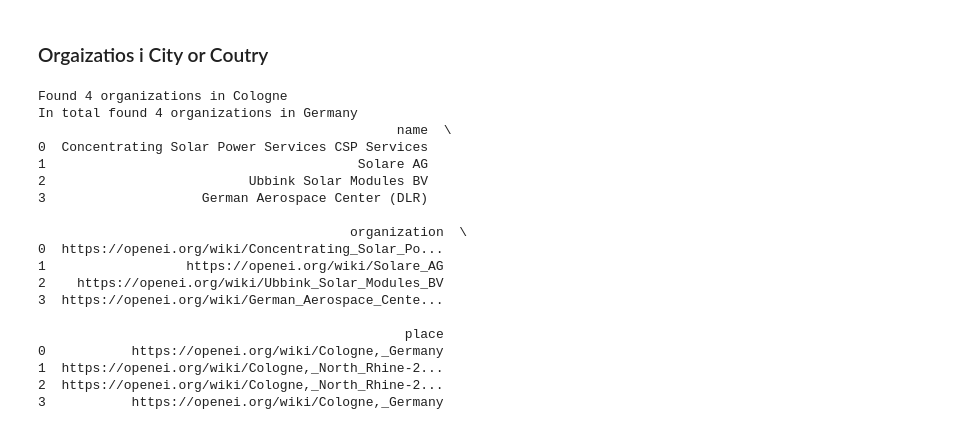
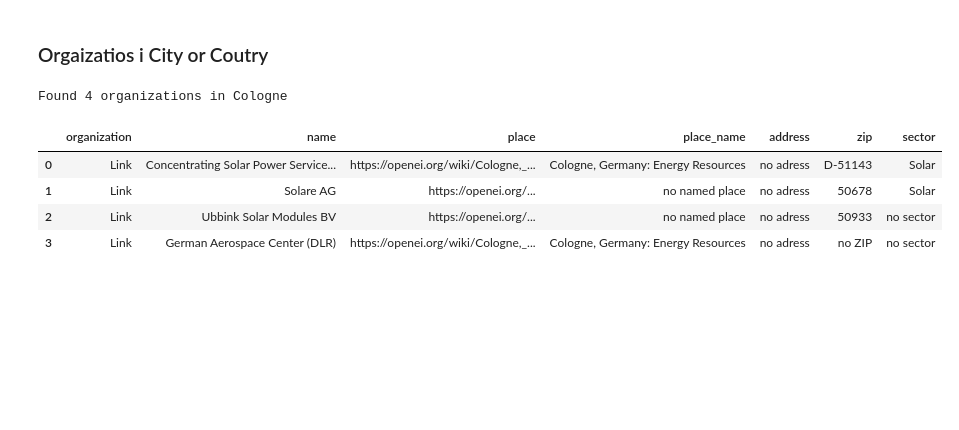
Before and after one commit to JazminWhy/swt_smj, a Jupyter notebook: swt_smj.ipynb, the cells around one changed output. Saved outputs shown, nothing was run; the diff lists cells and outputs as text; code cells hidden in the pictures; blank space fills up the shorter version.

```diff
--- a/swt_smj.ipynb
+++ b/swt_smj.ipynb
@@ -612,52 +500,45 @@ In total found 2 policy organization in Italy
 # %%
 dbpedia_endpoint = 'http://dbpedia.org/sparql/'
 openei_endpoint = 'https://openei.org/sparql/l'
 
 
 def run_organization_by_country_or_city(name):
-    results = pd.DataFrame()
+   # print(OPEN_EI_ORGANIZATIONS_PARAMS)
+    results = pd.DataFrame(columns = OPEN_EI_ORGANIZATIONS_PARAMS)
     queryDbpedia = DBPEDIA_GET_CITY_COUNTRY_STRIPPED % {'label': name}
 
     for city,country, strippedLabel in run_query(dbpedia_endpoint, queryDbpedia, ['city', 'country', 'strippedLabel']):
         query_OpenEi = OPEN_EI_QUERY_ALL_ORGANIZATIONS_FROM_COUNTRY_OR_CITY % {'country': name}
 
-        for a, b, c in run_query(openei_endpoint,  query_OpenEi, OPEN_EI_ORGANIZATIONS_PARAMS):
-            results = results.append(pd.Series({'organization':a,'name':b,'place':c}), ignore_index=True) #results.append(pd.Series(data=[a,b,c]), ignore_index=True)
+        for a, b, c, d, e, f, g in run_query(openei_endpoint,  query_OpenEi, OPEN_EI_ORGANIZATIONS_PARAMS):
+              results = results.append(pd.Series({'organization':a, 'name':b, 'place':c, 'place_name':d, 'address':e, 'zip':f, 'sector':g}), ignore_index=True) #results.append(pd.Series(data=[a,b,c]), ignore_index=True)
 
     print("Found {} organizations in {}".format(len(results), name))
+
     if len(results) < 2:
-        results = pd.DataFrame()
+        results = pd.DataFrame(columns = OPEN_EI_ORGANIZATIONS_PARAMS)
 
         query_OpenEi = OPEN_EI_QUERY_ALL_ORGANIZATIONS_FROM_COUNTRY_OR_CITY  % {'country': strippedLabel}
 
-        for a, b, c in run_query(openei_endpoint,  query_OpenEi, OPEN_EI_ORGANIZATIONS_PARAMS):
-            results = results.append(pd.Series({'organization':a,'name':b,'place':c}), ignore_index=True) #results.append(pd.Series(data=[a,b,c]), ignore_index=True)
-    print("In total found {} organizations in {}".format(len(results),strippedLabel))
+        for a, b, c, d, e, f, g in run_query(openei_endpoint,  query_OpenEi, OPEN_EI_ORGANIZATIONS_PARAMS):
+            results = results.append(pd.Series({'organization':a, 'name':b, 'place':c, 'place_name':d, 'address':e, 'zip':f, 'sector':g}), ignore_index=True) #results.append(pd.Series(data=[a,b,c]), ignore_index=True)
+        print("In total found {} organizations in {}".format(len(results),strippedLabel))
+    results['organization'] = results['organization'].apply(lambda x: '<a href="{0}">Link</a>'.format(re.sub('http://openei.org/resources', 'https://openei.org/wiki', x)))
+    results['place'] = results['place'].apply(lambda x: '<a href="{0}">{0}</a>'.format(re.sub('http://openei.org/resources', 'https://openei.org/wiki', x)))
+
     return results
 
 
 pandas_ = run_organization_by_country_or_city('Cologne')
-pandas_['organization'] = pandas_['organization'].apply(lambda x: re.sub('http://openei.org/resources', 'https://openei.org/wiki', x))#pandas_['organization'].apply(lambda x: re.sub('http://openei.org/resources', 'https://openei.org/wiki', x)) #get rid of lod page  lod/page
-pandas_['place'] = pandas_['place'].apply(lambda x: re.sub('http://openei.org/resources', 'https://openei.org/wiki', x))#pandas_['organization'].apply(lambda x: re.sub('http://openei.org/resources', 'https://openei.org/wiki', x)) #get rid of lod page  lod/page
+#pandas_['organization'] = pandas_['organization'].apply(lambda x: re.sub('http://openei.org/resources', 'https://openei.org/wiki', x))#pandas_['organization'].apply(lambda x: re.sub('http://openei.org/resources', 'https://openei.org/wiki', x)) #get rid of lod page  lod/page
+#pandas_['place'] = pandas_['place'].apply(lambda x: re.sub('http://openei.org/resources', 'https://openei.org/wiki', x))#pandas_['organization'].apply(lambda x: re.sub('http://openei.org/resources', 'https://openei.org/wiki', x)) #get rid of lod page  lod/page
 
-print(pandas_)
+HTML(pandas_.to_html(escape=False))
+#print(pandas_)
 # %% [output]
 Found 4 organizations in Cologne
-In total found 4 organizations in Germany
-                                              name  \
-0  Concentrating Solar Power Services CSP Services
-1                                        Solare AG
-2                          Ubbink Solar Modules BV
-3                    German Aerospace Center (DLR)
-
-                                        organization  \
-0  https://openei.org/wiki/Concentrating_Solar_Po...
-1                  https://openei.org/wiki/Solare_AG
-2    https://openei.org/wiki/Ubbink_Solar_Modules_BV
-3  https://openei.org/wiki/German_Aerospace_Cente...
-
-                                               place
-0           https://openei.org/wiki/Cologne,_Germany
-1  https://openei.org/wiki/Cologne,_North_Rhine-2...
-2  https://openei.org/wiki/Cologne,_North_Rhine-2...
-3           https://openei.org/wiki/Cologne,_Germany
+|  | organization | name | place | place_name | address | zip | sector |
+| 0 | Link | Concentrating Solar Power Service... | https://openei.org/wiki/Cologne,_... | Cologne, Germany: Energy Resources | no adress | D-51143 | Solar |
+| 1 | Link | Solare AG | https://openei.org/... | no named place | no adress | 50678 | Solar |
+| 2 | Link | Ubbink Solar Modules BV | https://openei.org/... | no named place | no adress | 50933 | no sector |
+| 3 | Link | German Aerospace Center (DLR) | https://openei.org/wiki/Cologne,_... | Cologne, Germany: Energy Resources | no adress | no ZIP | no sector |
```
Also changed, not shown: parts of 11 cells of this notebook, 2 other files.
